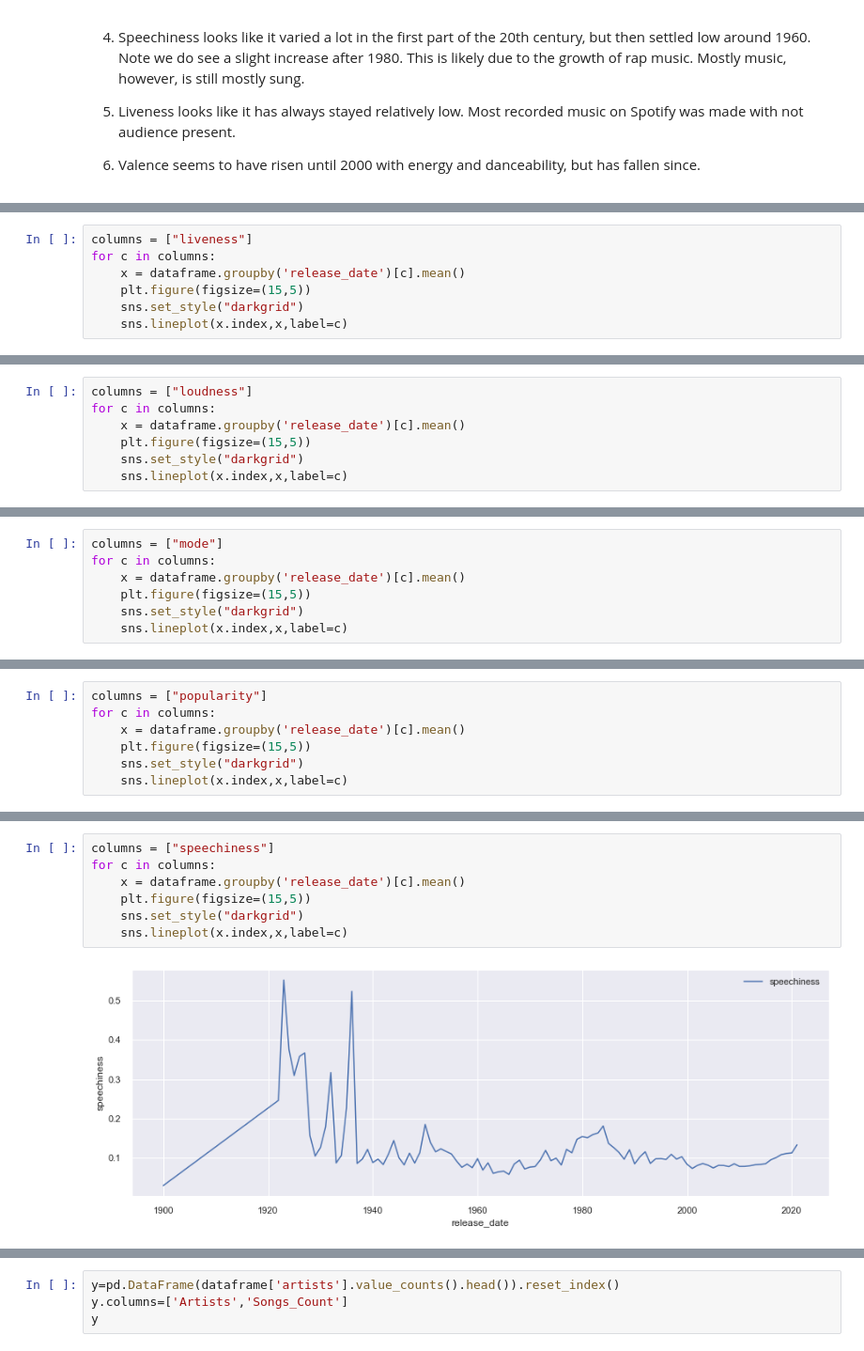
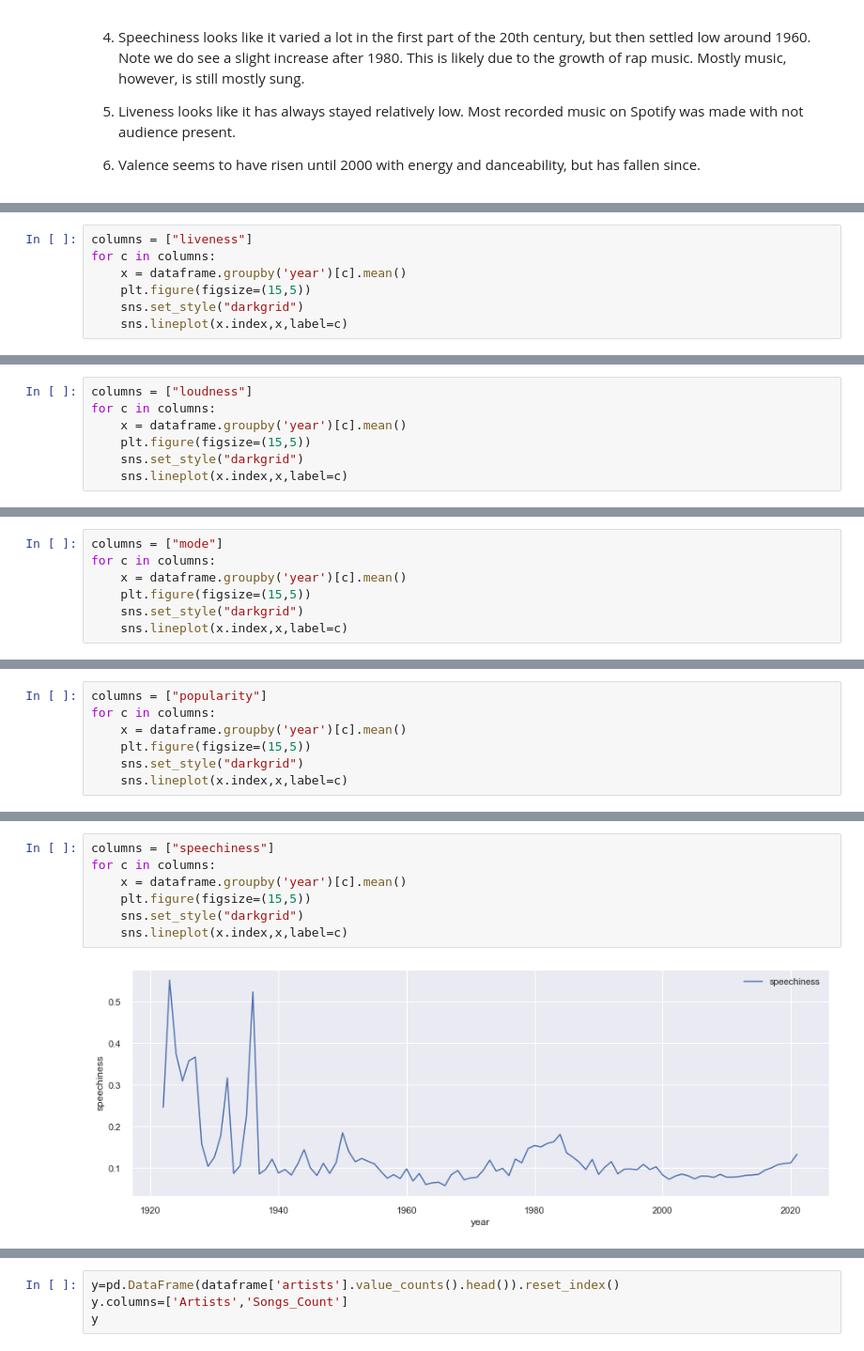
Before and after one commit to zerazyrus/Music-Recommendation-System, a Jupyter notebook: Spotify RS.ipynb, the cells around one changed output, grey strips where cells are left out. Shown at 94% size. Drawn from its saved outputs; the diff is of its cells as text.

```diff
--- a/Spotify RS.ipynb
+++ b/Spotify RS.ipynb
@@ -424,7 +425,7 @@ for c in columns:
 # %%
 columns = ["liveness"]
 for c in columns:
-    x = dataframe.groupby('release_date')[c].mean()
+    x = dataframe.groupby('year')[c].mean()
     plt.figure(figsize=(15,5))
     sns.set_style("darkgrid")
     sns.lineplot(x.index,x,label=c)
@@ -433,7 +434,7 @@ for c in columns:
 # %%
 columns = ["loudness"]
 for c in columns:
-    x = dataframe.groupby('release_date')[c].mean()
+    x = dataframe.groupby('year')[c].mean()
     plt.figure(figsize=(15,5))
     sns.set_style("darkgrid")
     sns.lineplot(x.index,x,label=c)
@@ -442,7 +443,7 @@ for c in columns:
 # %%
 columns = ["mode"]
 for c in columns:
-    x = dataframe.groupby('release_date')[c].mean()
+    x = dataframe.groupby('year')[c].mean()
     plt.figure(figsize=(15,5))
     sns.set_style("darkgrid")
     sns.lineplot(x.index,x,label=c)
@@ -451,7 +452,7 @@ for c in columns:
 # %%
 columns = ["popularity"]
 for c in columns:
-    x = dataframe.groupby('release_date')[c].mean()
+    x = dataframe.groupby('year')[c].mean()
     plt.figure(figsize=(15,5))
     sns.set_style("darkgrid")
     sns.lineplot(x.index,x,label=c)
@@ -460,12 +461,12 @@ for c in columns:
 # %%
 columns = ["speechiness"]
 for c in columns:
-    x = dataframe.groupby('release_date')[c].mean()
+    x = dataframe.groupby('year')[c].mean()
     plt.figure(figsize=(15,5))
     sns.set_style("darkgrid")
     sns.lineplot(x.index,x,label=c)
 # %% [output]
-[figure, old version]
+[figure, new version]
 # %%
 columns = ["tempo"]
 for c in columns:
```
Also changed, not shown: parts of 79 cells of this notebook.
